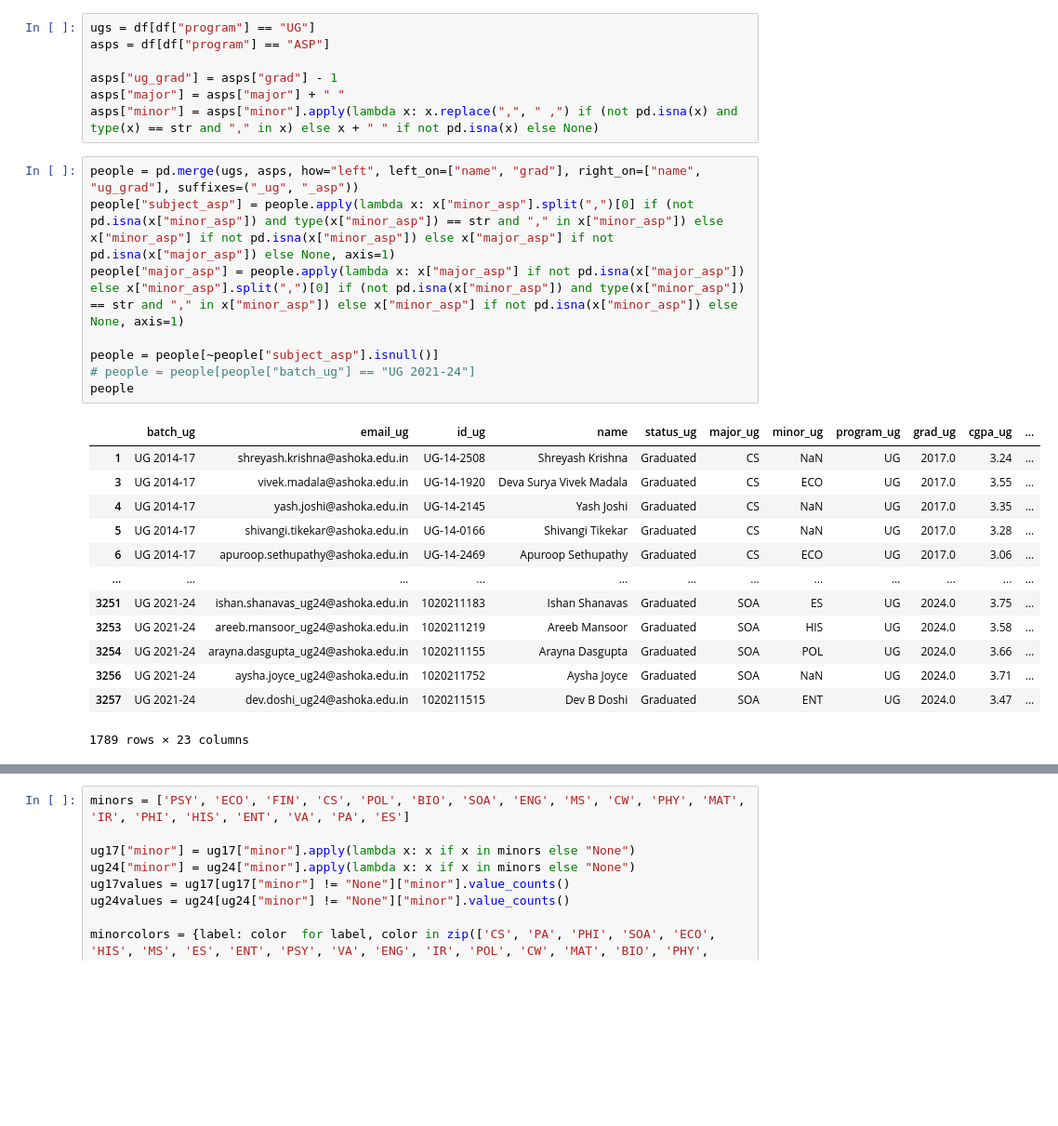
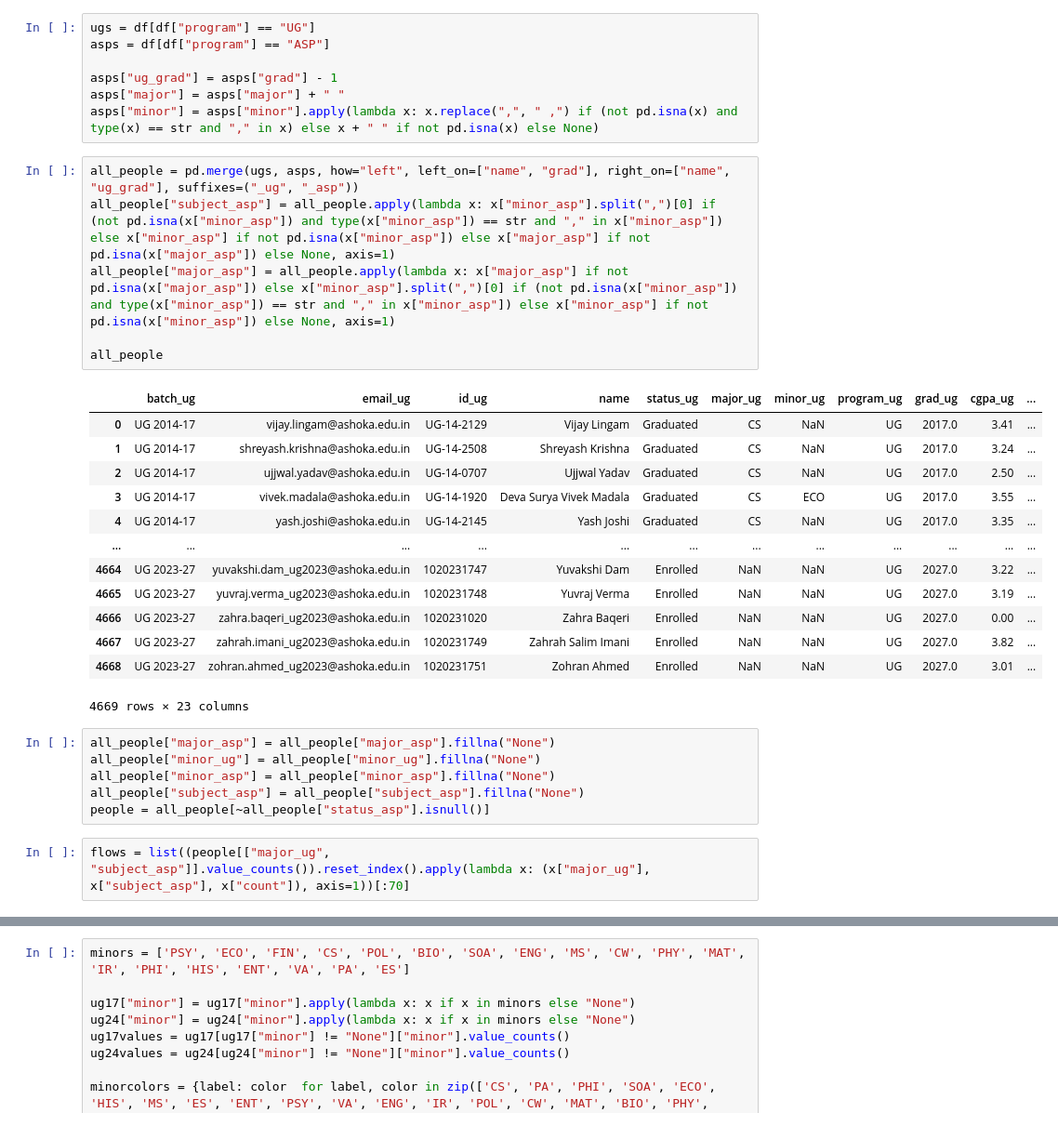
Before and after one commit to kkkarnav/ashokaDemo, a Jupyter notebook: 4_analyse_students.ipynb, the cells around one changed output, grey strips where cells are left out. Shown at 93% size. Saved outputs shown, nothing was run; the diff lists cells and outputs as text; blank space fills up the shorter version.

```diff
--- a/4_analyse_students.ipynb
+++ b/4_analyse_students.ipynb
@@ -73,24 +75,30 @@ asps["ug_grad"] = asps["grad"] - 1
 asps["major"] = asps["major"] + " "
 asps["minor"] = asps["minor"].apply(lambda x: x.replace(",", " ,") if (not pd.isna(x) and type(x) == str and "," in x) else x + " " if not pd.isna(x) else None)
 # %%
-people = pd.merge(ugs, asps, how="left", left_on=["name", "grad"], right_on=["name", "ug_grad"], suffixes=("_ug", "_asp"))
-people["subject_asp"] = people.apply(lambda x: x["minor_asp"].split(",")[0] if (not pd.isna(x["minor_asp"]) and type(x["minor_asp"]) == str and "," in x["minor_asp"]) else x["minor_asp"] if not pd.isna(x["minor_asp"]) else x["major_asp"] if not pd.isna(x["major_asp"]) else None, axis=1)
-people["major_asp"] = people.apply(lambda x: x["major_asp"] if not pd.isna(x["major_asp"]) else x["minor_asp"].split(",")[0] if (not pd.isna(x["minor_asp"]) and type(x["minor_asp"]) == str and "," in x["minor_asp"]) else x["minor_asp"] if not pd.isna(x["minor_asp"]) else None, axis=1)
+all_people = pd.merge(ugs, asps, how="left", left_on=["name", "grad"], right_on=["name", "ug_grad"], suffixes=("_ug", "_asp"))
+all_people["subject_asp"] = all_people.apply(lambda x: x["minor_asp"].split(",")[0] if (not pd.isna(x["minor_asp"]) and type(x["minor_asp"]) == str and "," in x["minor_asp"]) else x["minor_asp"] if not pd.isna(x["minor_asp"]) else x["major_asp"] if not pd.isna(x["major_asp"]) else None, axis=1)
+all_people["major_asp"] = all_people.apply(lambda x: x["major_asp"] if not pd.isna(x["major_asp"]) else x["minor_asp"].split(",")[0] if (not pd.isna(x["minor_asp"]) and type(x["minor_asp"]) == str and "," in x["minor_asp"]) else x["minor_asp"] if not pd.isna(x["minor_asp"]) else None, axis=1)
 
-people = people[~people["subject_asp"].isnull()]
-# people = people[people["batch_ug"] == "UG 2021-24"]
-people
+all_people
 # %% [output]
 |  | batch_ug | email_ug | id_ug | name | status_ug | major_ug | minor_ug | program_ug | grad_ug | cgpa_ug | ... |
+| 0 | UG 2014-17 | vijay.lingam@ashoka.edu.in | UG-14-2129 | Vijay Lingam | Graduated | CS | NaN | UG | 2017.0 | 3.41 | ... |
 | 1 | UG 2014-17 | shreyash.krishna@ashoka.edu.in | UG-14-2508 | Shreyash Krishna | Graduated | CS | NaN | UG | 2017.0 | 3.24 | ... |
+| 2 | UG 2014-17 | ujjwal.yadav@ashoka.edu.in | UG-14-0707 | Ujjwal Yadav | Graduated | CS | NaN | UG | 2017.0 | 2.50 | ... |
 | 3 | UG 2014-17 | vivek.madala@ashoka.edu.in | UG-14-1920 | Deva Surya Vivek Madala | Graduated | CS | ECO | UG | 2017.0 | 3.55 | ... |
 | 4 | UG 2014-17 | yash.joshi@ashoka.edu.in | UG-14-2145 | Yash Joshi | Graduated | CS | NaN | UG | 2017.0 | 3.35 | ... |
-| 5 | UG 2014-17 | shivangi.tikekar@ashoka.edu.in | UG-14-0166 | Shivangi Tikekar | Graduated | CS | NaN | UG | 2017.0 | 3.28 | ... |
-| 6 | UG 2014-17 | apuroop.sethupathy@ashoka.edu.in | UG-14-2469 | Apuroop Sethupathy | Graduated | CS | ECO | UG | 2017.0 | 3.06 | ... |
 | ... | ... | ... | ... | ... | ... | ... | ... | ... | ... | ... | ... |
-| 3251 | UG 2021-24 | ishan.shanavas_ug24@ashoka.edu.in | 1020211183 | Ishan Shanavas | Graduated | SOA | ES | UG | 2024.0 | 3.75 | ... |
-| 3253 | UG 2021-24 | areeb.mansoor_ug24@ashoka.edu.in | 1020211219 | Areeb Mansoor | Graduated | SOA | HIS | UG | 2024.0 | 3.58 | ... |
-| 3254 | UG 2021-24 | arayna.dasgupta_ug24@ashoka.edu.in | 1020211155 | Arayna Dasgupta | Graduated | SOA | POL | UG | 2024.0 | 3.66 | ... |
-| 3256 | UG 2021-24 | aysha.joyce_ug24@ashoka.edu.in | 1020211752 | Aysha Joyce | Graduated | SOA | NaN | UG | 2024.0 | 3.71 | ... |
-| 3257 | UG 2021-24 | dev.doshi_ug24@ashoka.edu.in | 1020211515 | Dev B Doshi | Graduated | SOA | ENT | UG | 2024.0 | 3.47 | ... |
+| 4664 | UG 2023-27 | yuvakshi.dam_ug2023@ashoka.edu.in | 1020231747 | Yuvakshi Dam | Enrolled | NaN | NaN | UG | 2027.0 | 3.22 | ... |
+| 4665 | UG 2023-27 | yuvraj.verma_ug2023@ashoka.edu.in | 1020231748 | Yuvraj Verma | Enrolled | NaN | NaN | UG | 2027.0 | 3.19 | ... |
+| 4666 | UG 2023-27 | zahra.baqeri_ug2023@ashoka.edu.in | 1020231020 | Zahra Baqeri | Enrolled | NaN | NaN | UG | 2027.0 | 0.00 | ... |
+| 4667 | UG 2023-27 | zahrah.imani_ug2023@ashoka.edu.in | 1020231749 | Zahrah Salim Imani | Enrolled | NaN | NaN | UG | 2027.0 | 3.82 | ... |
+| 4668 | UG 2023-27 | zohran.ahmed_ug2023@ashoka.edu.in | 1020231751 | Zohran Ahmed | Enrolled | NaN | NaN | UG | 2027.0 | 3.01 | ... |
-1789 rows × 23 columns
+4669 rows × 23 columns
+# %%
+all_people["major_asp"] = all_people["major_asp"].fillna("None")
+all_people["minor_ug"] = all_people["minor_ug"].fillna("None")
+all_people["minor_asp"] = all_people["minor_asp"].fillna("None")
+all_people["subject_asp"] = all_people["subject_asp"].fillna("None")
+people = all_people[~all_people["status_asp"].isnull()]
+# %%
+flows = list((people[["major_ug", "subject_asp"]].value_counts()).reset_index().apply(lambda x: (x["major_ug"], x["subject_asp"], x["count"]), axis=1))[:70]
```
Also changed, not shown: parts of 37 cells of this notebook, 6 other files.
